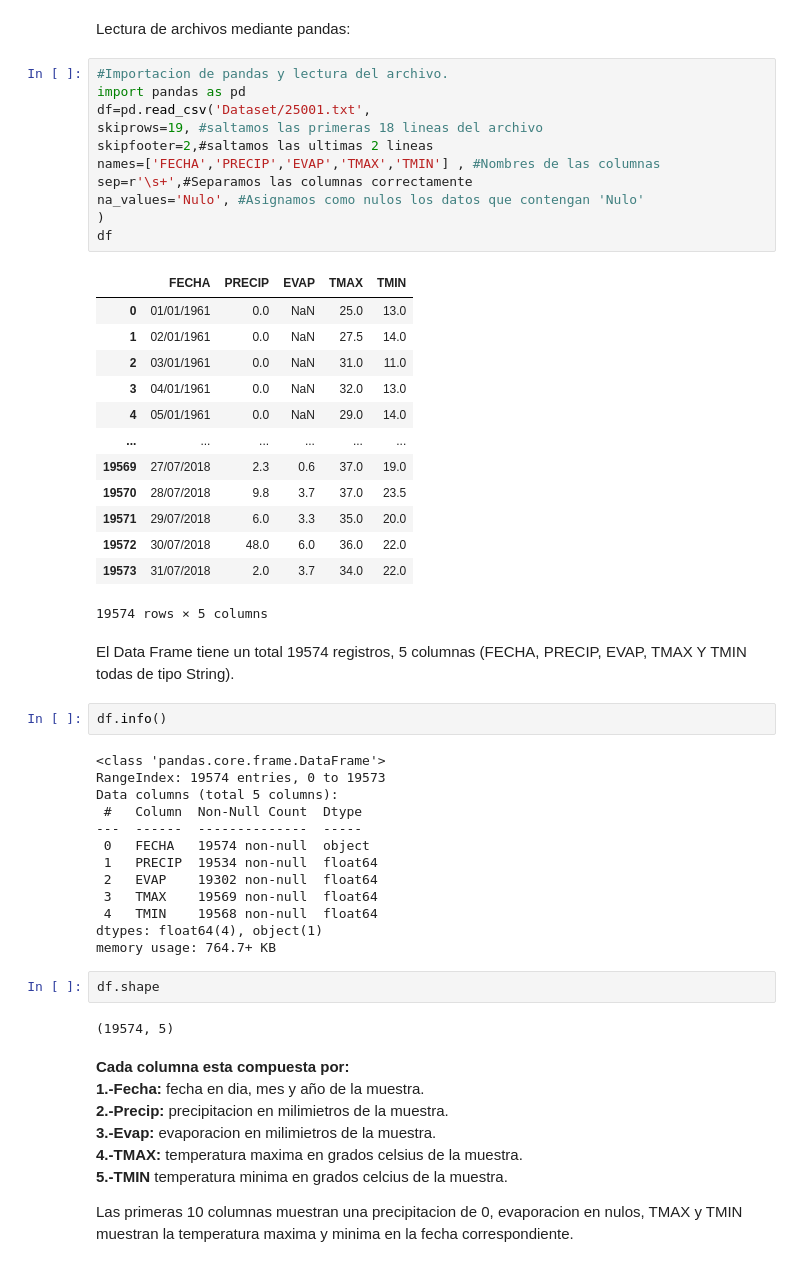
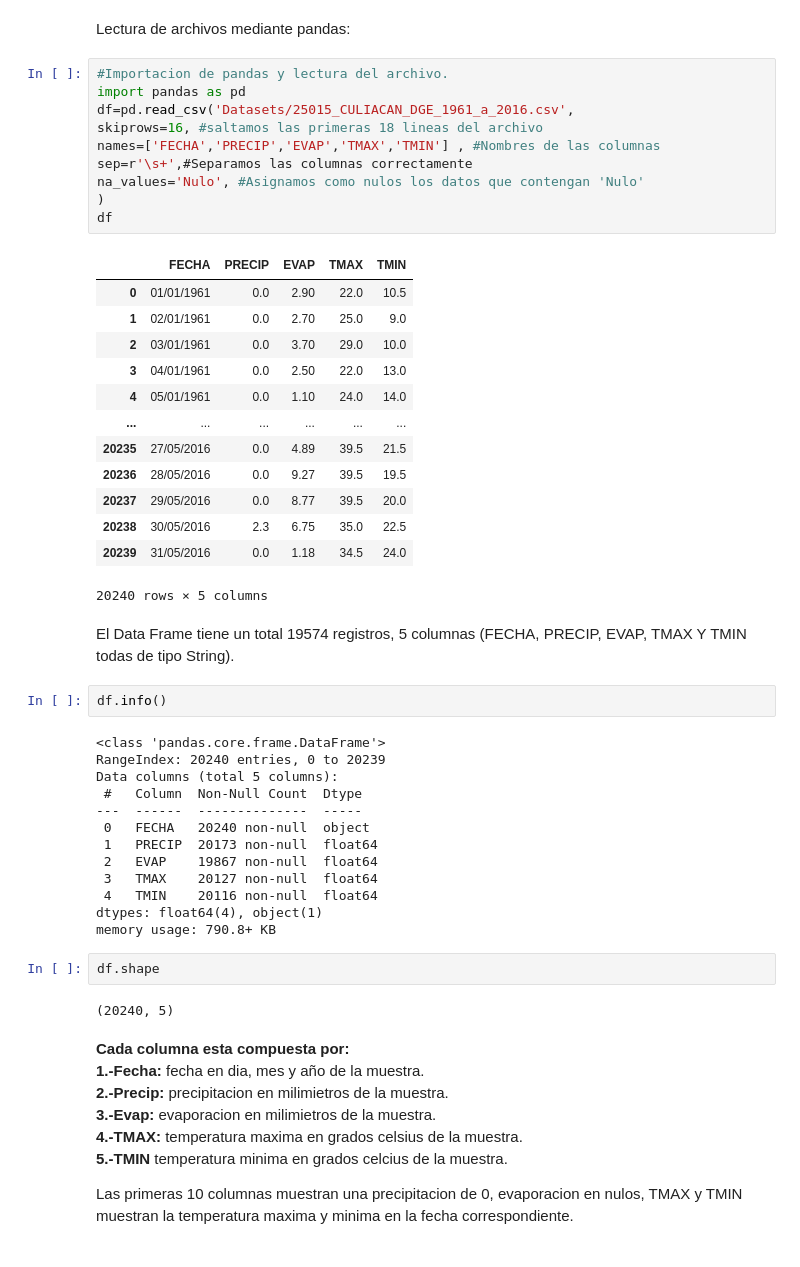
Before and after one commit to LuisArchuleta/CDD, a Jupyter notebook: Modulo_3/EDA.ipynb, the cells around one changed output. Drawn from its saved outputs; the diff is of its cells as text.

```diff
--- a/Modulo_3/EDA.ipynb
+++ b/Modulo_3/EDA.ipynb
@@ -97,49 +97,48 @@ Lectura de archivos mediante pandas:
 # %%
 #Importacion de pandas y lectura del archivo.
 import pandas as pd
-df=pd.read_csv('Dataset/25001.txt',
-skiprows=19, #saltamos las primeras 18 lineas del archivo
-skipfooter=2,#saltamos las ultimas 2 lineas
+df=pd.read_csv('Datasets/25015_CULIACAN_DGE_1961_a_2016.csv',
+skiprows=16, #saltamos las primeras 18 lineas del archivo
 names=['FECHA','PRECIP','EVAP','TMAX','TMIN'] , #Nombres de las columnas
 sep=r'\s+',#Separamos las columnas correctamente
 na_values='Nulo', #Asignamos como nulos los datos que contengan 'Nulo'
 )
 df
 # %% [output]
 |  | FECHA | PRECIP | EVAP | TMAX | TMIN |
-| 0 | 01/01/1961 | 0.0 | NaN | 25.0 | 13.0 |
-| 1 | 02/01/1961 | 0.0 | NaN | 27.5 | 14.0 |
-| 2 | 03/01/1961 | 0.0 | NaN | 31.0 | 11.0 |
-| 3 | 04/01/1961 | 0.0 | NaN | 32.0 | 13.0 |
-| 4 | 05/01/1961 | 0.0 | NaN | 29.0 | 14.0 |
+| 0 | 01/01/1961 | 0.0 | 2.90 | 22.0 | 10.5 |
+| 1 | 02/01/1961 | 0.0 | 2.70 | 25.0 | 9.0 |
+| 2 | 03/01/1961 | 0.0 | 3.70 | 29.0 | 10.0 |
+| 3 | 04/01/1961 | 0.0 | 2.50 | 22.0 | 13.0 |
+| 4 | 05/01/1961 | 0.0 | 1.10 | 24.0 | 14.0 |
 | ... | ... | ... | ... | ... | ... |
-| 19569 | 27/07/2018 | 2.3 | 0.6 | 37.0 | 19.0 |
-| 19570 | 28/07/2018 | 9.8 | 3.7 | 37.0 | 23.5 |
-| 19571 | 29/07/2018 | 6.0 | 3.3 | 35.0 | 20.0 |
-| 19572 | 30/07/2018 | 48.0 | 6.0 | 36.0 | 22.0 |
-| 19573 | 31/07/2018 | 2.0 | 3.7 | 34.0 | 22.0 |
+| 20235 | 27/05/2016 | 0.0 | 4.89 | 39.5 | 21.5 |
+| 20236 | 28/05/2016 | 0.0 | 9.27 | 39.5 | 19.5 |
+| 20237 | 29/05/2016 | 0.0 | 8.77 | 39.5 | 20.0 |
+| 20238 | 30/05/2016 | 2.3 | 6.75 | 35.0 | 22.5 |
+| 20239 | 31/05/2016 | 0.0 | 1.18 | 34.5 | 24.0 |
-19574 rows × 5 columns
+20240 rows × 5 columns
 # %% [markdown]
 El Data Frame tiene un total 19574 registros, 5 columnas (FECHA, PRECIP, EVAP, TMAX Y TMIN todas de tipo String).
 # %%
 df.info()
 # %% [output]
 <class 'pandas.core.frame.DataFrame'>
-RangeIndex: 19574 entries, 0 to 19573
+RangeIndex: 20240 entries, 0 to 20239
 Data columns (total 5 columns):
  #   Column  Non-Null Count  Dtype
 ---  ------  --------------  -----
- 0   FECHA   19574 non-null  object
- 1   PRECIP  19534 non-null  float64
- 2   EVAP    19302 non-null  float64
- 3   TMAX    19569 non-null  float64
- 4   TMIN    19568 non-null  float64
+ 0   FECHA   20240 non-null  object
+ 1   PRECIP  20173 non-null  float64
+ 2   EVAP    19867 non-null  float64
+ 3   TMAX    20127 non-null  float64
+ 4   TMIN    20116 non-null  float64
 dtypes: float64(4), object(1)
-memory usage: 764.7+ KB
+memory usage: 790.8+ KB
 # %%
 df.shape
 # %% [output]
-(19574, 5)
+(20240, 5)
 # %% [markdown]
 **Cada columna esta compuesta por:**
 **1.-Fecha:** fecha en dia, mes y año de la muestra.
```
Also changed, not shown: parts of 12 cells of this notebook.
